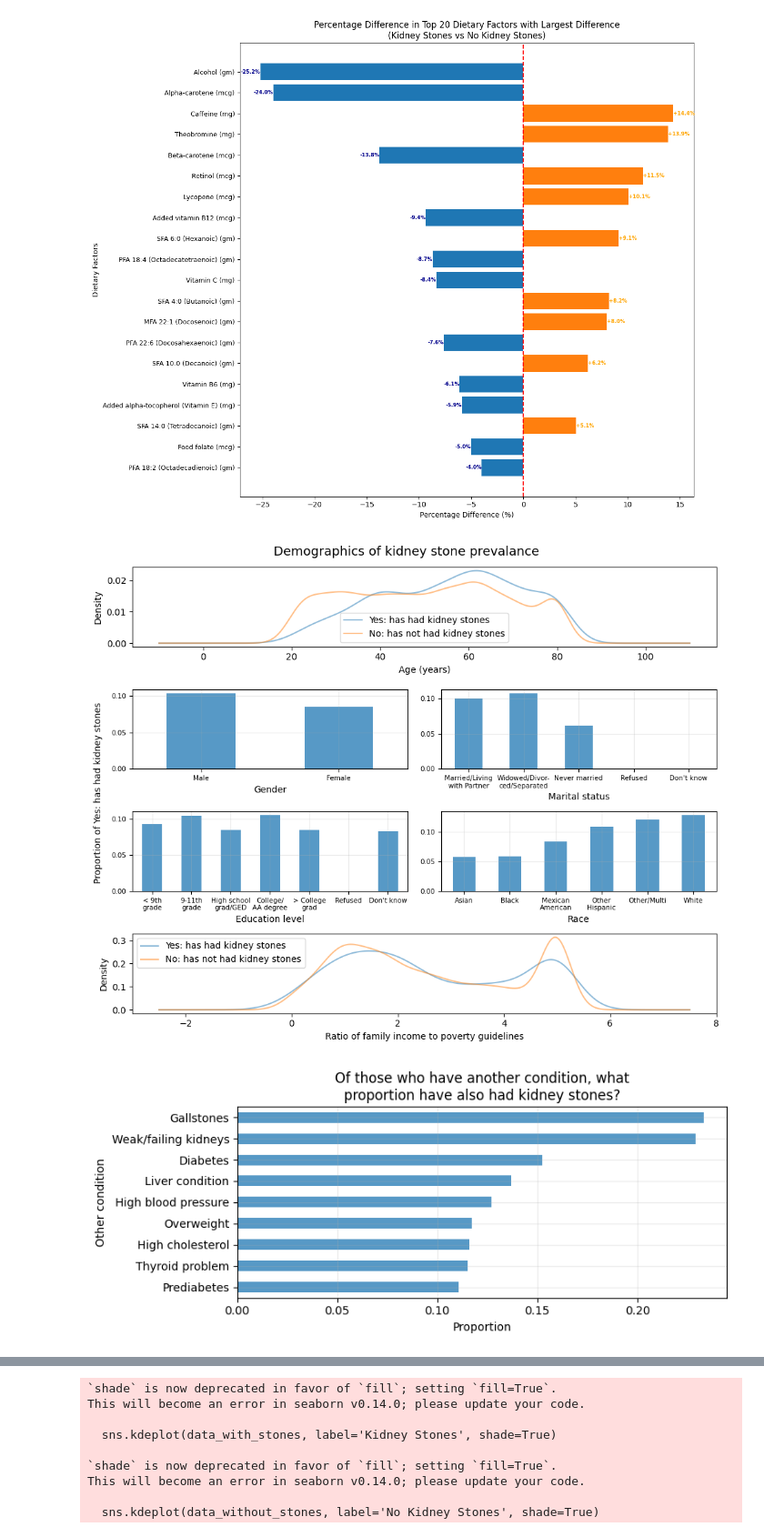
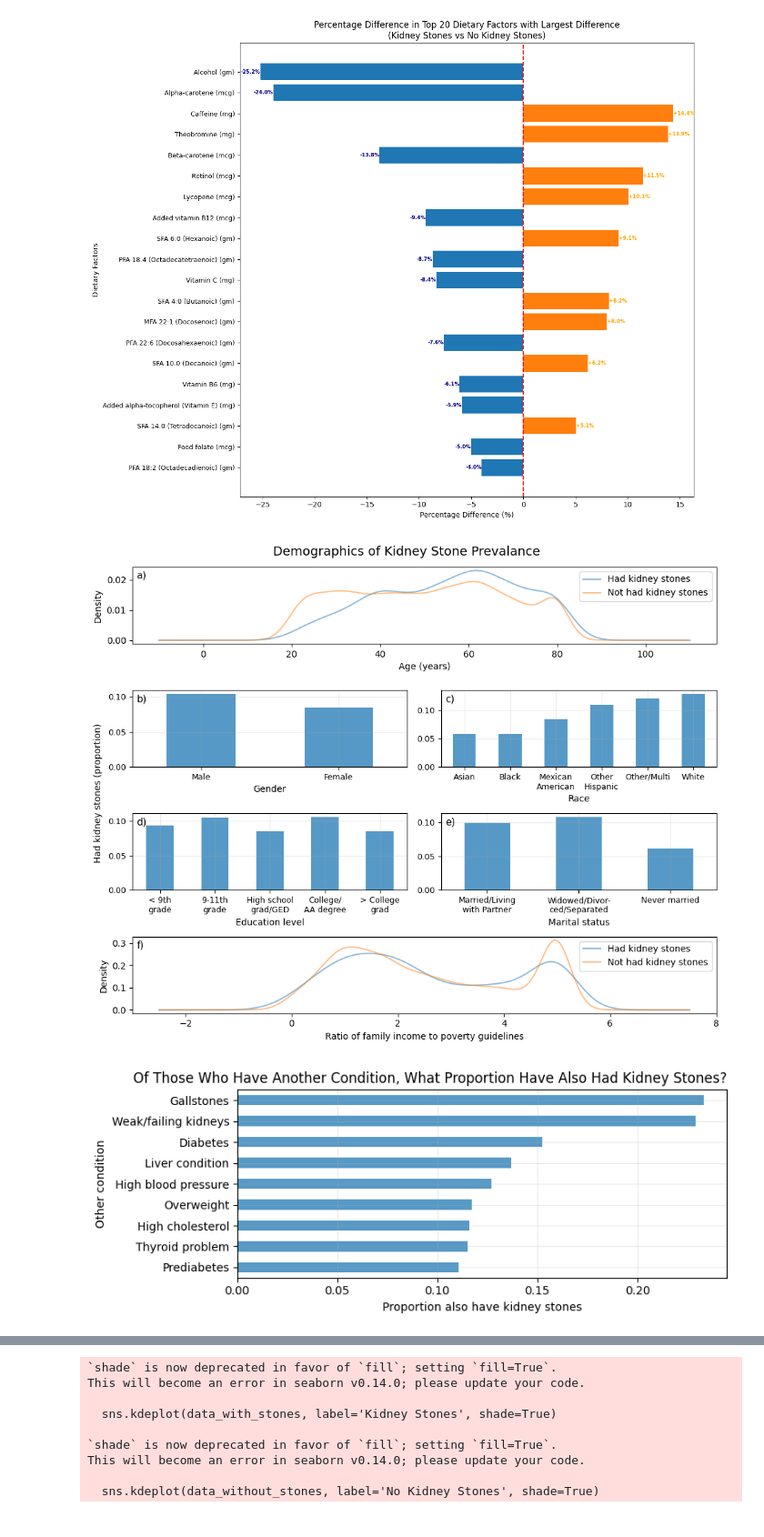
Before and after one commit to dvnguyen02/DATA301-Project, a Jupyter notebook: EDA/background-and-data.ipynb, the cells around one changed output, grey strips where cells are left out. Shown at 91% size. Saved outputs shown, nothing was run; the diff lists cells and outputs as text; code cells hidden in the pictures.

Commit message:
fix labels, titles, plot sizes

```diff
--- a/EDA/background-and-data.ipynb
+++ b/EDA/background-and-data.ipynb
@@ -260,6 +260,7 @@ demo_df = demo_df.apply(lambda x: x.map(demo_map.get(x.name, {})) if x.name in d
 demo_df = demo_df.apply(
     lambda x: pd.Categorical(x, categories = demo_map[x.name].values(), ordered = True) if x.name in demo_map.keys() else x
 )
+demo_df = demo_df.replace({"Don't know": np.nan, "Refused": np.nan})
 
 demo_df.rename(columns = {
     "KIQ026": "Kidney stones",
@@ -282,11 +283,14 @@ ax = [
     plt.subplot(4, 2, (7, 8))
 ]
 
-for i, col in enumerate(demo_df[["Gender", "Marital status", "Education level", "Race"]], 1):
+letters = ["b)", "c)", "d)", "e)"]
+
+for i, col in enumerate(["Gender", "Race", "Education level", "Marital status"], 1):
     pd.crosstab(demo_df[col], demo_df["Kidney stones"], normalize = "index")["Yes"].plot(
-        kind = "bar", ax = ax[i], rot = 0, stacked = True, legend = False, fontsize = 7.5, alpha = 0.75,
+        kind = "bar", ax = ax[i], rot = 0, stacked = True, fontsize = 9, legend = False, alpha = 0.75,
     )
     ax[i].grid(alpha = 0.25)
+    ax[i].text(0.015, 0.85, letters[i-1], transform = ax[i].transAxes, fontsize = 11)
 
 ## boxplots for age and income ratio
 #for i, col in zip([0, 5], demo_df[["Age", "Income ratio"]]):
@@ -298,21 +302,24 @@ for i, col in enumerate(demo_df[["Gender", "Marital status", "Education level",
 
 ## kde for age and income ratio - looks better
 for i, col in zip([0, 5], ["Age", "Income ratio"]):
-    demo_df.loc[demo_df["Kidney stones"] == "Yes", col].plot.kde(ax = ax[i], alpha = 0.5, label = "Yes: has had kidney stones")
-    demo_df.loc[demo_df["Kidney stones"] == "No", col].plot.kde(ax = ax[i], alpha = 0.5, label = "No: has not had kidney stones")
-    ax[i].legend()
+    demo_df.loc[demo_df["Kidney stones"] == "Yes", col].plot.kde(ax = ax[i], alpha = 0.5, label = "Had kidney stones")
+    demo_df.loc[demo_df["Kidney stones"] == "No", col].plot.kde(ax = ax[i], alpha = 0.5, label = "Not had kidney stones")
+    ax[i].legend(loc = "upper right")
+
 
 ax[0].set_xlabel("Age (years)")
+ax[0].text(0.007, 0.85, "a)", transform = ax[0].transAxes, fontsize = 11)
 ax[5].set_xlabel("Ratio of family income to poverty guidelines")
+ax[5].text(0.007, 0.85, "f)", transform = ax[5].transAxes, fontsize = 11)
 
-plt.suptitle("Demographics of kidney stone prevalance", fontsize = 14)
-fig.text(0.015, 0.5, "Proportion of Yes: has had kidney stones", fontsize = 10, va = "center", rotation = 90)
+plt.suptitle("Demographics of Kidney Stone Prevalance", fontsize = 14)
+fig.text(0.015, 0.5, "Had kidney stones (proportion)", fontsize = 10, va = "center", rotation = 90)
 fig.tight_layout()
 
 #plt.savefig("../results/figures/demo_ks_prev.png")
 plt.show()
 # %% [output]
-[figure, old version]
+[figure, new version]
 # %%
 cond_cols = ["BPQ020", "BPQ080", "DIQ010", "DIQ160", "KIQ022", "MCQ080", "MCQ160M", "MCQ550", "MCQ160L"]
 cond_df = pd.DataFrame({col: pd.crosstab(df["KIQ026"], df[col], normalize = "columns")[1] for col in cond_cols})
@@ -329,19 +336,19 @@ cond_df.rename(columns = {
 }, inplace = True)
 cond_df = cond_df.T
 # %%
-fig, ax = plt.subplots(figsize = (8,3.5))
+fig, ax = plt.subplots(figsize = (8, 3.25))
 
 cond_df[1].sort_values().plot.barh(ax = ax, alpha = 0.75)
-ax.set_title("Of those who have another condition, what\nproportion have also had kidney stones?")
+ax.set_title("Of Those Who Have Another Condition, What Proportion Have Also Had Kidney Stones?", loc = "right")
 ax.grid(alpha = 0.25)
-ax.set_xlabel("Proportion")
+ax.set_xlabel("Proportion also have kidney stones")
 ax.set_ylabel("Other condition")
 
 plt.tight_layout()
 #plt.savefig("../results/figures/cond_ks_prop.png")
 plt.show()
 # %% [output]
-[figure, old version]
+[figure, new version]
 # %%
 lab_cols = ["LBXSBU", "LBXSCA", "LBXSUA", "URDACT", "LBXGLU", "URXUPB"]
 lab_names = [
```
Also changed, not shown: parts of 3 cells of this notebook, 4 other files.
